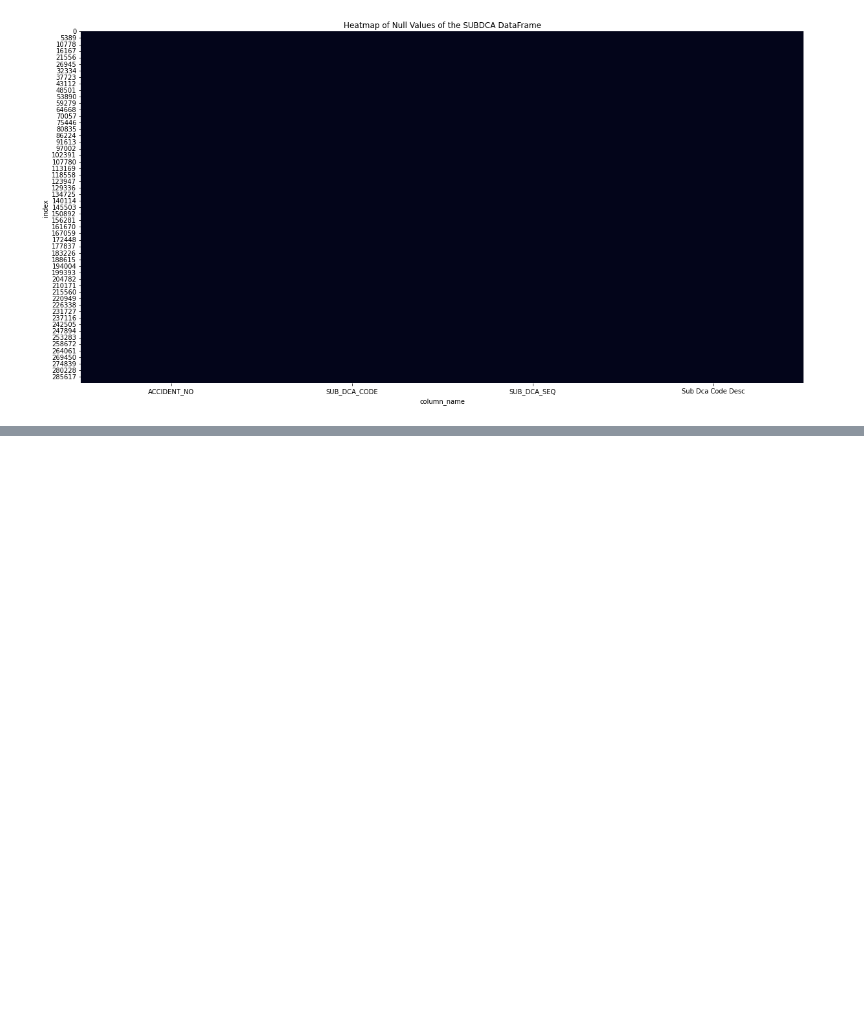
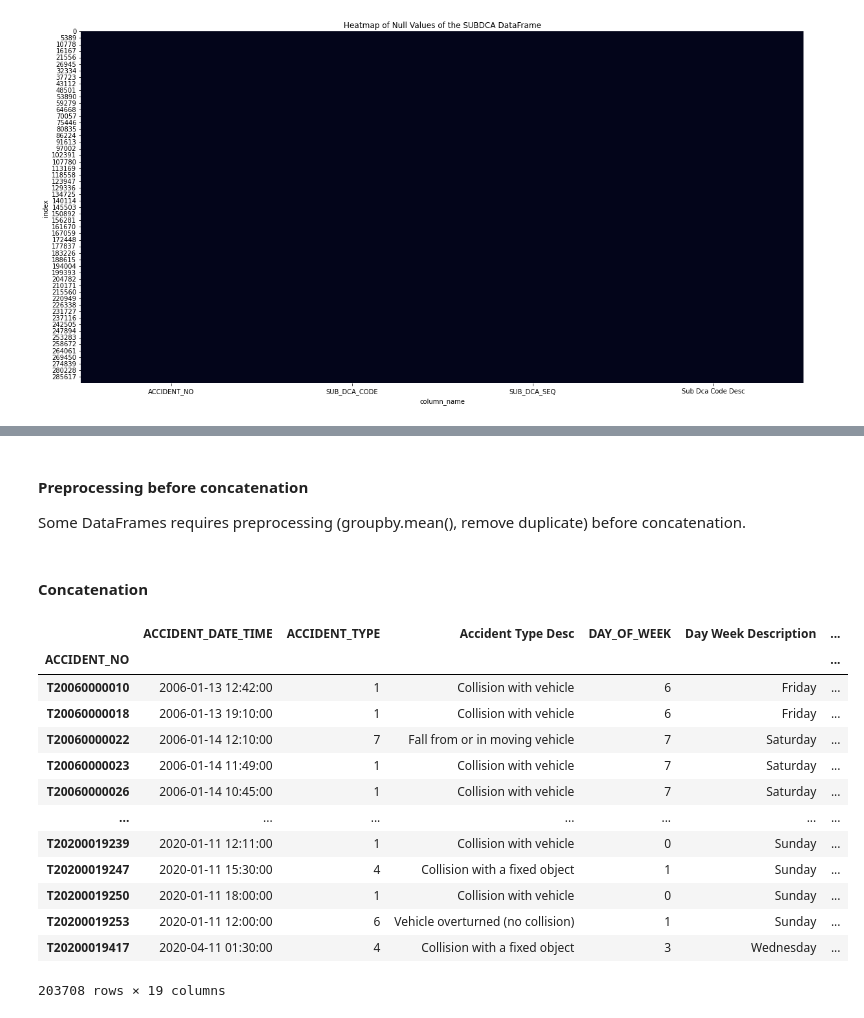
Before and after one commit to lethib/enea_study_case, a Jupyter notebook: data_exploration.ipynb, the cells around one changed output, grey strips where cells are left out. Saved outputs shown, nothing was run; the diff lists cells and outputs as text; code cells hidden in the pictures; blank space fills up the shorter version.

Commit message:
data exploration almost finished

```diff
--- a/data_exploration.ipynb
+++ b/data_exploration.ipynb
@@ -282,0 +299,19 @@ for df_name, df in dict_df.items():
+# %%
+# Dictionnary for the wanted features
+
+wanted_features = {
+   'ACCIDENT': ['ACCIDENT_NO', 'ACCIDENT_DATE_TIME', 'ACCIDENT_TYPE',
+       'Accident Type Desc', 'DAY_OF_WEEK', 'Day Week Description', 'DCA_CODE',
+       'DCA Description', 'LIGHT_CONDITION', 'Light Condition Desc',
+       'NODE_ID', 'NO_OF_VEHICLES', 'NO_PERSONS', 'NO_PERSONS_INJ_2',
+       'NO_PERSONS_INJ_3', 'NO_PERSONS_KILLED', 'NO_PERSONS_NOT_INJ',
+       'ROAD_GEOMETRY', 'Road Geometry Desc', 'SPEED_ZONE'],
+   'ROAD_COND': ['ACCIDENT_NO', 'SURFACE_COND', 'Surface Cond Desc'],
+   'WEATHER' : ['ACCIDENT_NO', 'ATMOSPH_COND', 'Atmosph Cond Desc'],
+   'VEHICLE': ['ACCIDENT_NO', 'VEHICLE_YEAR_MANUF', 'ROAD_SURFACE_TYPE', 'Road Surface Type Desc',
+       'VEHICLE_TYPE', 'Vehicle Type Desc']
+}
+# %% [markdown]
+#### Preprocessing before concatenation
+
+Some DataFrames requires preprocessing (groupby.mean(), remove duplicate) before concatenation.
@@ -282,0 +335,20 @@ for df_name, df in dict_df.items():
+# %% [markdown]
+#### Concatenation
+# %%
+new_df = df_ACCIDENT[wanted_features['ACCIDENT']].set_index("ACCIDENT_NO")
+new_df
+# %% [output]
+|  | ACCIDENT_DATE_TIME | ACCIDENT_TYPE | Accident Type Desc | DAY_OF_WEEK | Day Week Description | ... |
+| ACCIDENT_NO |  |  |  |  |  | ... |
+| T20060000010 | 2006-01-13 12:42:00 | 1 | Collision with vehicle | 6 | Friday | ... |
+| T20060000018 | 2006-01-13 19:10:00 | 1 | Collision with vehicle | 6 | Friday | ... |
+| T20060000022 | 2006-01-14 12:10:00 | 7 | Fall from or in moving vehicle | 7 | Saturday | ... |
+| T20060000023 | 2006-01-14 11:49:00 | 1 | Collision with vehicle | 7 | Saturday | ... |
+| T20060000026 | 2006-01-14 10:45:00 | 1 | Collision with vehicle | 7 | Saturday | ... |
+| ... | ... | ... | ... | ... | ... | ... |
+| T20200019239 | 2020-01-11 12:11:00 | 1 | Collision with vehicle | 0 | Sunday | ... |
+| T20200019247 | 2020-01-11 15:30:00 | 4 | Collision with a fixed object | 1 | Sunday | ... |
+| T20200019250 | 2020-01-11 18:00:00 | 1 | Collision with vehicle | 0 | Sunday | ... |
+| T20200019253 | 2020-01-11 12:00:00 | 6 | Vehicle overturned (no collision) | 1 | Sunday | ... |
+| T20200019417 | 2020-04-11 01:30:00 | 4 | Collision with a fixed object | 3 | Wednesday | ... |
+203708 rows × 19 columns
```
Also changed, not shown: parts of 8 cells of this notebook.
